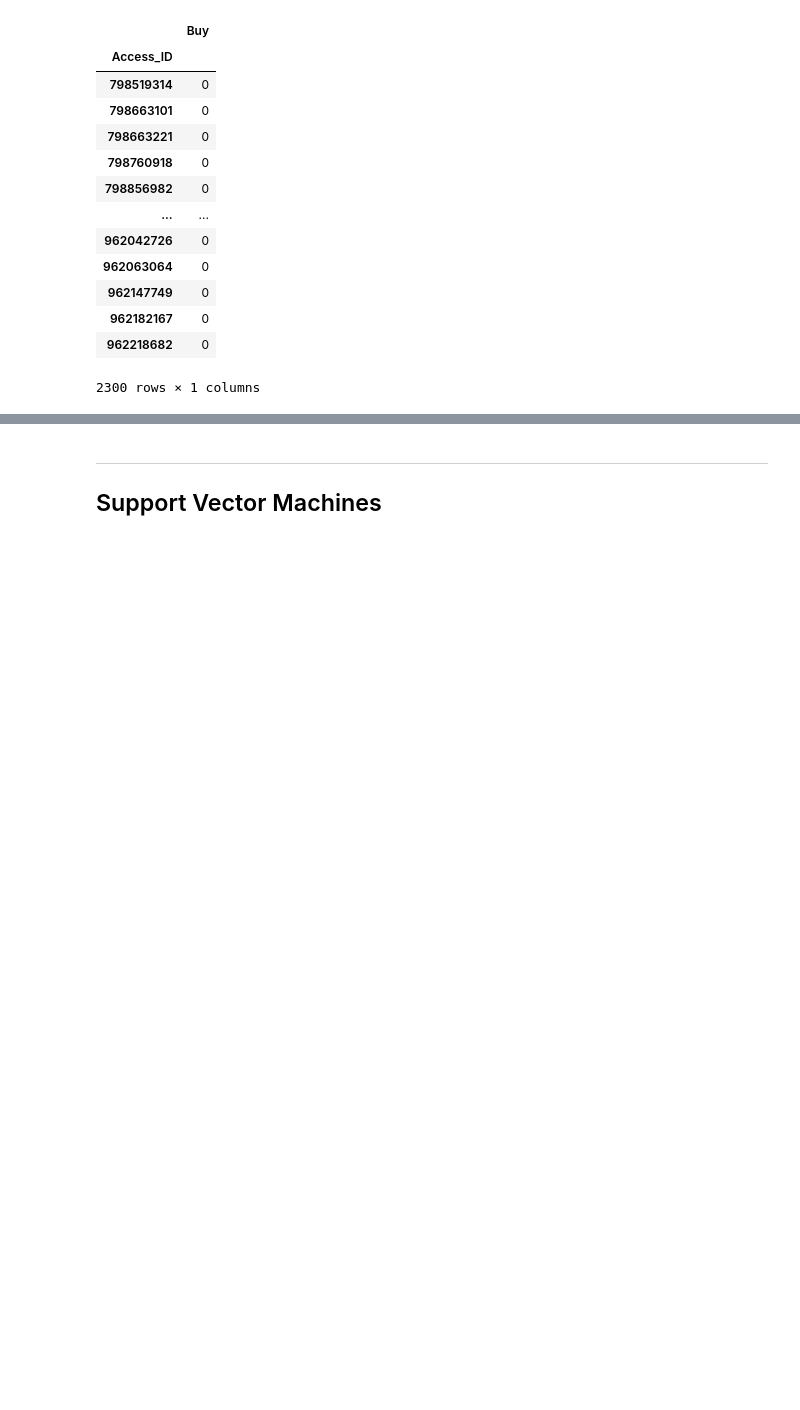
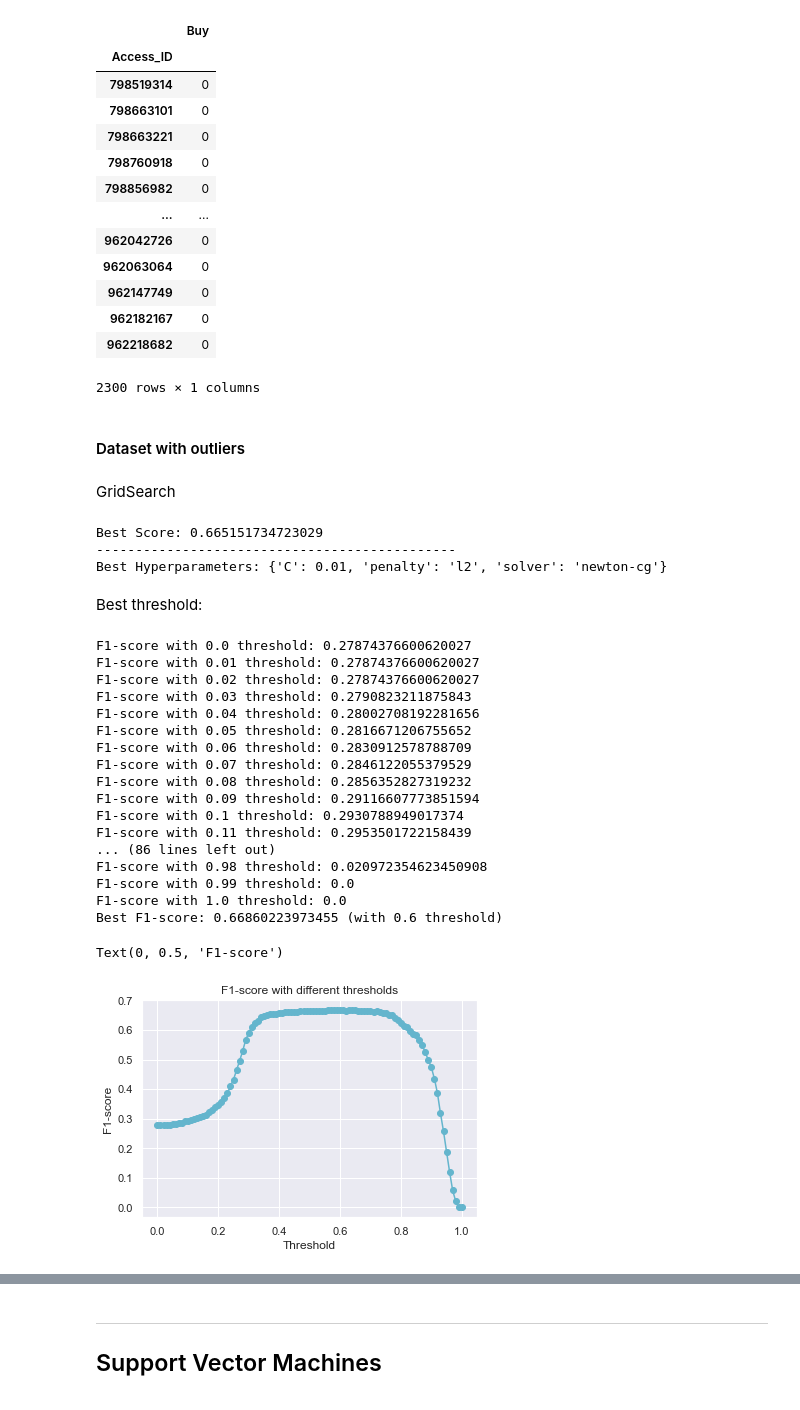
Before and after one commit to filipacarreira/MachineLearningProject, a Jupyter notebook: techscape-ecommerce/group_35.ipynb, the cells around one changed output, grey strips where cells are left out. Cells and saved outputs as stored; diff of their text form; code cells hidden in the pictures; blank space fills up the shorter version.

```diff
--- a/techscape-ecommerce/group_35.ipynb
+++ b/techscape-ecommerce/group_35.ipynb
@@ -2733,5 +2783,5 @@ Text(0, 0.5, 'F1-score')
 # %%
-clf = LogisticRegression(class_weight={0:1,1:5.6})
+clf = LogisticRegression(C = 0.01, penalty = 'l1', solver = 'liblinear', class_weight={0:1,1:5.6})
 clf.fit(X_train_eng[set1_no_bin], y_train_df)
-THRESHOLD = 0.68
+THRESHOLD = 0.59
 preds = np.where(clf.predict_proba(X_test_eng[set1_no_bin])[:,1] > THRESHOLD, 1, 0)
@@ -2802,3 +2875,7 @@ file_name = 'kaggle_logistic_threshold.csv'
 
 # saving the excel
 kaggle_log_threshold.to_csv(file_name)
+# %% [markdown]
+#### Dataset with outliers
+# %% [markdown]
+GridSearch
@@ -2804,0 +2889,53 @@ kaggle_log_threshold.to_csv(file_name)
+# %%
+search = GridSearchCV(model, space, scoring = make_scorer(f1_score, average='binary'), n_jobs=-1, cv=cv)
+result = search.fit(X_train_out_robust[set1_no_bin], y_train_out)
+# summarize result
+print('Best Score: %s' % result.best_score_)
+print('----------------------------------------------')
+print('Best Hyperparameters: %s' % result.best_params_)
+# %% [output]
+Best Score: 0.665151734723029
+----------------------------------------------
+Best Hyperparameters: {'C': 0.01, 'penalty': 'l2', 'solver': 'newton-cg'}
+# %% [markdown]
+Best threshold:
+# %%
+clf = LogisticRegression(C = 0.01, penalty = 'l2', solver = 'newton-cg', class_weight={0:1,1:5.6})
+clf.fit(X_train_out_robust[set1_no_bin], y_train_out)
+
+f1_scores = []
+max_f1 = 0
+best_threshold = 0
+for i in arange(0, 1.01, 0.01):
+      preds = np.where(clf.predict_proba(X_train_out_robust[set1_no_bin])[:,1] > i, 1, 0)
+      f1_scores.append(f1_score(y_train_out, preds))
+      print(f'F1-score with {i} threshold: {f1_score(y_train_out, preds)}')
+      if f1_score(y_train_out, preds) > max_f1:
+            max_f1 = f1_score(y_train_out, preds)
+            best_threshold = i
+
+print(f'Best F1-score: {max_f1} (with {best_threshold} threshold)')
+plt.plot(arange(0,1.01,0.01), f1_scores, color ='c', marker='o')
+plt.title('F1-score with different thresholds')
+plt.xlabel('Threshold')
+plt.ylabel('F1-score')
+# %% [output]
+F1-score with 0.0 threshold: 0.27874376600620027
+F1-score with 0.01 threshold: 0.27874376600620027
+F1-score with 0.02 threshold: 0.27874376600620027
+F1-score with 0.03 threshold: 0.2790823211875843
+F1-score with 0.04 threshold: 0.28002708192281656
+F1-score with 0.05 threshold: 0.2816671206755652
+F1-score with 0.06 threshold: 0.2830912578788709
+F1-score with 0.07 threshold: 0.2846122055379529
+F1-score with 0.08 threshold: 0.2856352827319232
+F1-score with 0.09 threshold: 0.29116607773851594
+F1-score with 0.1 threshold: 0.2930788949017374
+F1-score with 0.11 threshold: 0.2953501722158439
+... (86 lines left out)
+F1-score with 0.98 threshold: 0.020972354623450908
+F1-score with 0.99 threshold: 0.0
+F1-score with 1.0 threshold: 0.0
+Best F1-score: 0.66860223973455 (with 0.6 threshold)
+Text(0, 0.5, 'F1-score')
+[figure, added]
```
Also changed, not shown: parts of 26 cells of this notebook, 2 other files.
